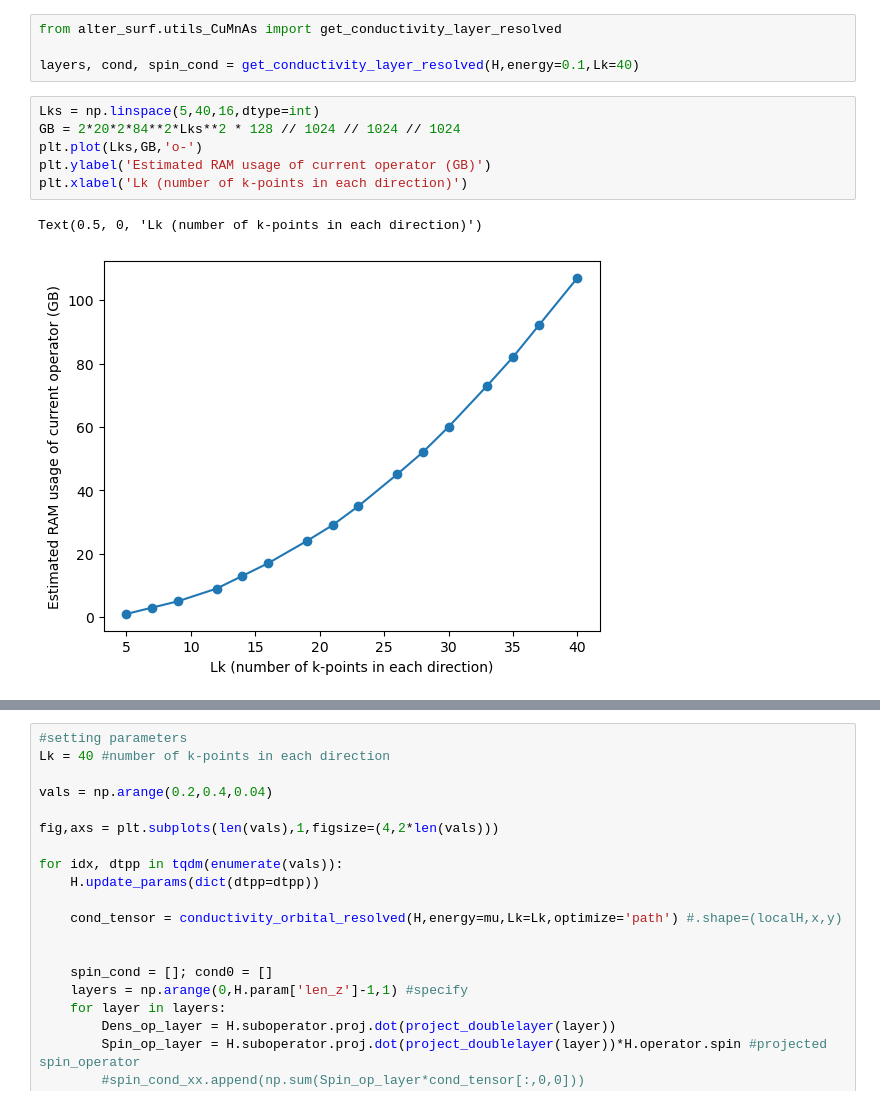
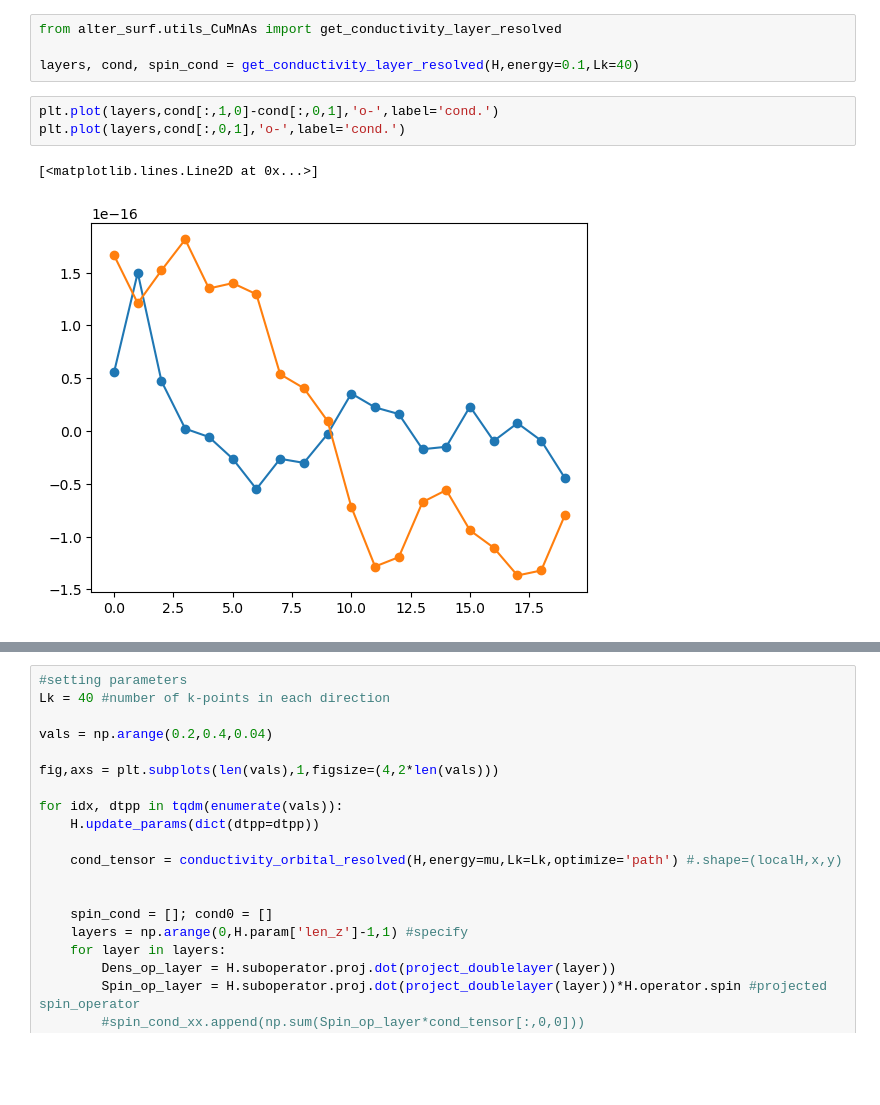
Before and after one commit to dpreuo/alter_surf, a Jupyter notebook: Weyl_CuMnAs.ipynb, the cells around one changed output, grey strips where cells are left out. Drawn from its saved outputs; the diff is of its cells as text; blank space fills up the shorter version.

```diff
--- a/Weyl_CuMnAs.ipynb
+++ b/Weyl_CuMnAs.ipynb
@@ -379,12 +382,9 @@ NameError: name 'psis' is not defined
 from alter_surf.utils_CuMnAs import get_conductivity_layer_resolved
 
 layers, cond, spin_cond = get_conductivity_layer_resolved(H,energy=0.1,Lk=40)
-# %%
-Lks = np.linspace(5,40,16,dtype=int)
-GB = 2*20*2*84**2*Lks**2 * 128 // 1024 // 1024 // 1024
-plt.plot(Lks,GB,'o-')
-plt.ylabel('Estimated RAM usage of current operator (GB)')
-plt.xlabel('Lk (number of k-points in each direction)')
-# %% [output]
-Text(0.5, 0, 'Lk (number of k-points in each direction)')
-[figure, removed]
+# %%
+plt.plot(layers,cond[:,1,0]-cond[:,0,1],'o-',label='cond.')
+plt.plot(layers,cond[:,0,1],'o-',label='cond.')
+# %% [output]
+[<matplotlib.lines.Line2D at 0x...>]
+[figure, added]
```
Also changed, not shown: parts of 6 cells of this notebook, 3 other files.
